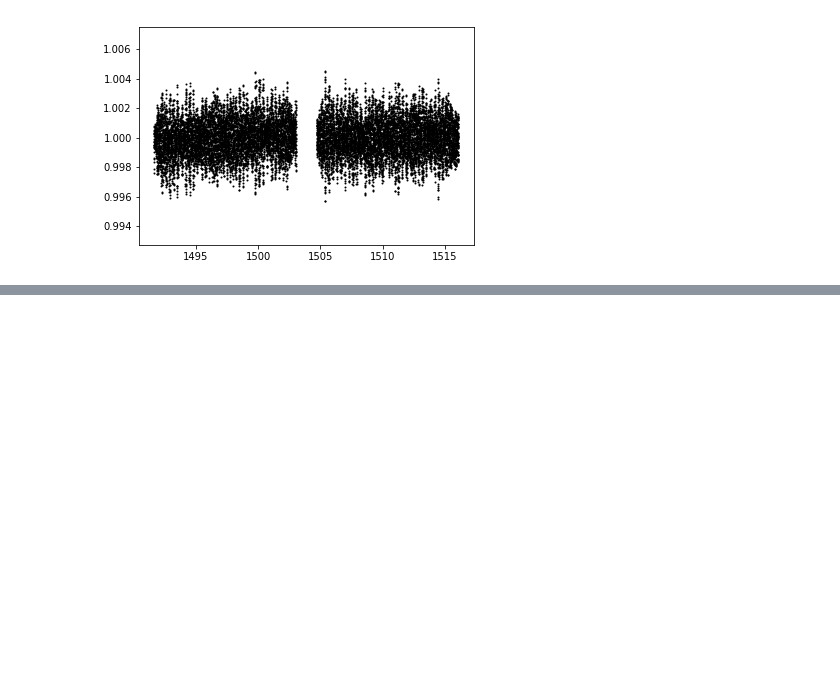
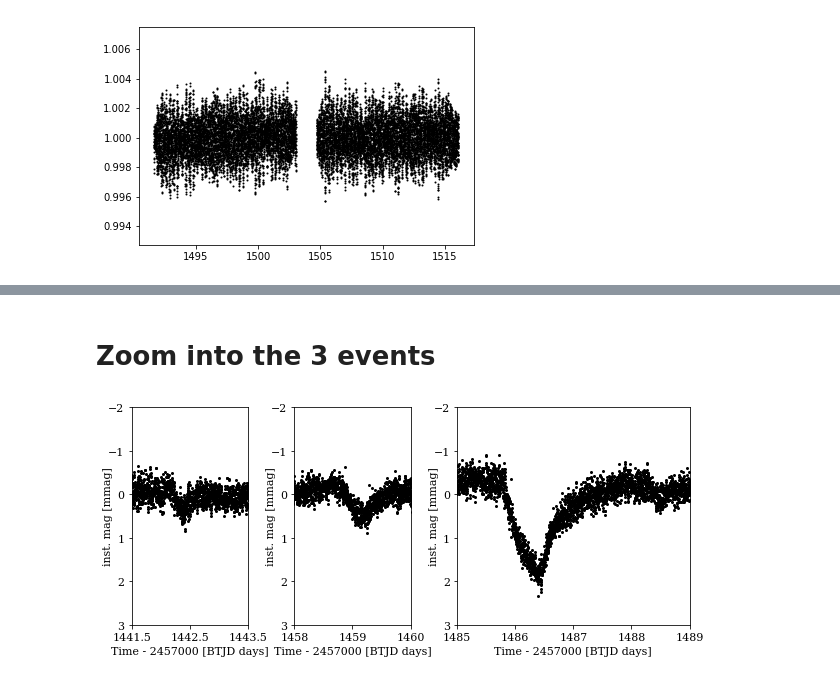
Before and after one commit to sebastian-zieba/betaPic_comet, a Jupyter notebook: construction_of_the_lightcurve.ipynb, the cells around one changed output, grey strips where cells are left out. Drawn from its saved outputs; the diff is of its cells as text; code cells hidden in the pictures; blank space fills up the shorter version.

```diff
--- a/construction_of_the_lightcurve.ipynb
+++ b/construction_of_the_lightcurve.ipynb
@@ -888,0 +1055,40 @@ plt.scatter(data7['TIME'][mask7], div_median(data7['SAP_FLUX'][mask7] - cbvs(cbv
+# %% [markdown]
+# Zoom into the 3 events
+# %%
+import os
+
+datadir = os.getcwd()
+datafile = '/betaPic_mag_res.dat'
+
+t, f = np.loadtxt(datadir + datafile, usecols=(0,1)).T
+# %%
+fig5 = plt.figure(constrained_layout=True, figsize=(10, 4))
+
+plt.rc('font', family='serif', size=11)
+plt.tight_layout()
+
+xmin = [1441.5, 1458, 1485]
+xmax = [1443.5, 1460, 1489]
+
+widths = [2, 2, 4]
+
+np.linspace(xmin[col], xmax[col], widths[col]+1)
+
+spec5 = fig5.add_gridspec(ncols=3, nrows=1, width_ratios=widths)
+for row in range(1):
+    for col in range(3):
+        ax = fig5.add_subplot(spec5[row, col])
+        ax.scatter(t,1000*f, c='k', s=4)
+        ax.set_xlim(xmin[col], xmax[col])
+        ax.invert_yaxis()
+        ax.set_ylim(3,-2)
+        ax.set_xticks(np.linspace(xmin[col], xmax[col], widths[col]+1))
+        label = 'Width: {}\nHeight: {}'.format(widths[col], heights[row])
+        ax.set_xlabel('Time - 2457000 [BTJD days]')
+        ax.set_ylabel('inst. mag [mmag]', labelpad=-5)
+
+plt.subplots_adjust(wspace=0.3)
+
+fig5.savefig('betaPic_3zoom.pdf', bbox_inches='tight')
+# %% [output]
+[figure, added]
```
Also changed, not shown: parts of 20 cells of this notebook, 7 other files.
